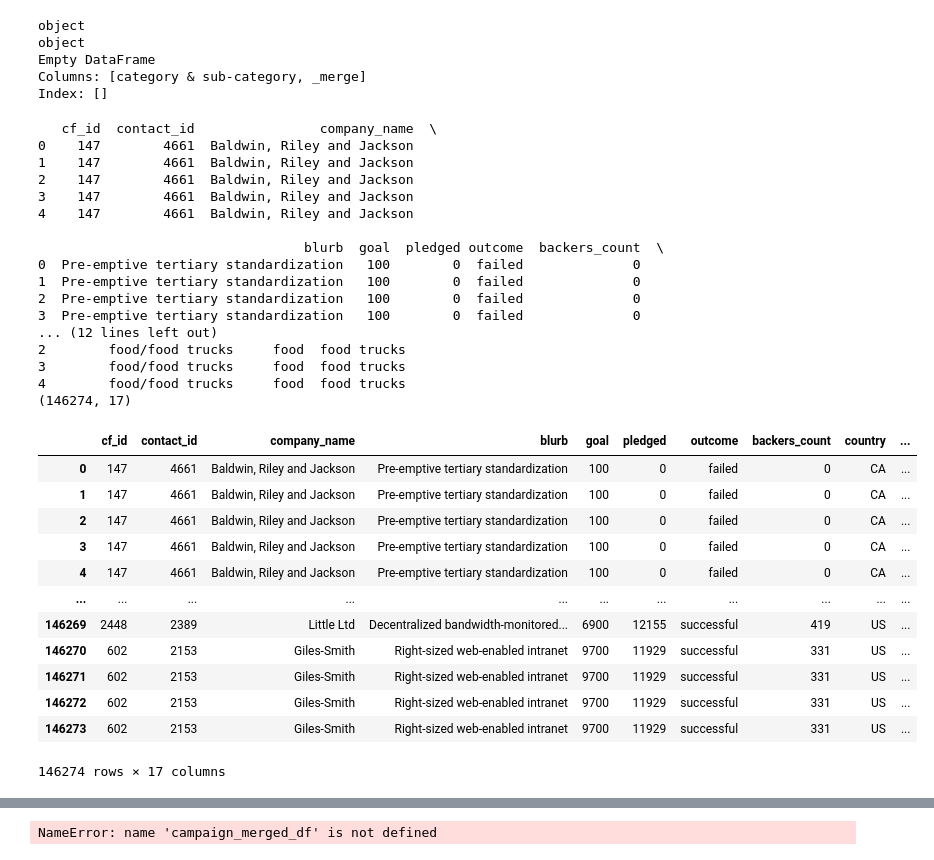
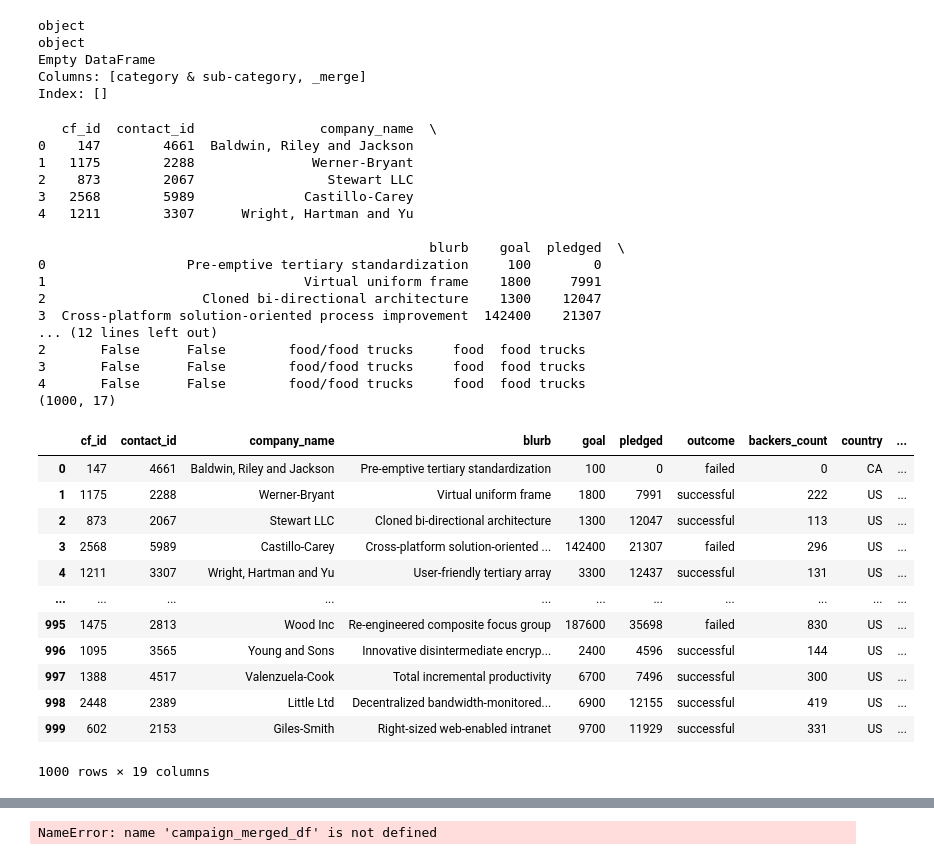
Before and after one commit to Santicorts/Crowdfunding_ETL, a Jupyter notebook: ETL_Mini_Project_SCortes_MGomez.ipynb, the cells around one changed output, grey strips where cells are left out. Cells and saved outputs as stored; diff of their text form; code cells hidden in the pictures.

```diff
--- a/ETL_Mini_Project_SCortes_MGomez.ipynb
+++ b/ETL_Mini_Project_SCortes_MGomez.ipynb
@@ -186,5 +186,6 @@ campaign_df
 
 # Create the new column by combining 'category' and 'sub-category' with a '/'
 cat_and_subcat_df['category & sub-category'] = cat_and_subcat_df.apply(lambda row: f"{row['category']}/{row['sub-category']}", axis=1)
+cat_and_subcat_df = cat_and_subcat_df.drop_duplicates(subset=['category & sub-category'])
 cat_and_subcat_df
 # %% [output]
@@ -229,44 +239,44 @@ print(campaign_complete_df.shape)
 # %% [output]
    cf_id  contact_id                company_name  \
 0    147        4661  Baldwin, Riley and Jackson
-1    147        4661  Baldwin, Riley and Jackson
-2    147        4661  Baldwin, Riley and Jackson
-3    147        4661  Baldwin, Riley and Jackson
-4    147        4661  Baldwin, Riley and Jackson
+1   1175        2288               Werner-Bryant
+2    873        2067                 Stewart LLC
+3   2568        5989              Castillo-Carey
+4   1211        3307      Wright, Hartman and Yu
 
-                                  blurb  goal  pledged outcome  backers_count  \
-0  Pre-emptive tertiary standardization   100        0  failed              0
-1  Pre-emptive tertiary standardization   100        0  failed              0
-2  Pre-emptive tertiary standardization   100        0  failed              0
-3  Pre-emptive tertiary standardization   100        0  failed              0
+                                                  blurb    goal  pledged  \
+0                  Pre-emptive tertiary standardization     100        0
+1                                 Virtual uniform frame    1800     7991
+2                    Cloned bi-directional architecture    1300    12047
+3  Cross-platform solution-oriented process improvement  142400    21307
 ... (12 lines left out)
-2        food/food trucks     food  food trucks
-3        food/food trucks     food  food trucks
-4        food/food trucks     food  food trucks
-(146274, 17)
+2       False      False        food/food trucks     food  food trucks
+3       False      False        food/food trucks     food  food trucks
+4       False      False        food/food trucks     food  food trucks
+(1000, 17)
 # %%
 campaign_complete_df = campaign_df.merge(cat_and_subcat_df, on='category & sub-category', how='inner')
 
 # Merge the dataframes
-#campaign_complete_df = campaign_complete_df.merge(unique_sub_category_df, on='sub-category', how='left')
-#campaign_complete_df = campaign_complete_df.merge(unique_category_df, on='category', how='left')
+campaign_complete_df = campaign_complete_df.merge(unique_sub_category_df, on='sub-category', how='left')
+campaign_complete_df = campaign_complete_df.merge(unique_category_df, on='category', how='left')
 
 # Check the result
 campaign_complete_df
 # %% [output]
 |  | cf_id | contact_id | company_name | blurb | goal | pledged | outcome | backers_count | country | ... |
 | 0 | 147 | 4661 | Baldwin, Riley and Jackson | Pre-emptive tertiary standardization | 100 | 0 | failed | 0 | CA | ... |
-| 1 | 147 | 4661 | Baldwin, Riley and Jackson | Pre-emptive tertiary standardization | 100 | 0 | failed | 0 | CA | ... |
-| 2 | 147 | 4661 | Baldwin, Riley and Jackson | Pre-emptive tertiary standardization | 100 | 0 | failed | 0 | CA | ... |
-| 3 | 147 | 4661 | Baldwin, Riley and Jackson | Pre-emptive tertiary standardization | 100 | 0 | failed | 0 | CA | ... |
-| 4 | 147 | 4661 | Baldwin, Riley and Jackson | Pre-emptive tertiary standardization | 100 | 0 | failed | 0 | CA | ... |
+| 1 | 1175 | 2288 | Werner-Bryant | Virtual uniform frame | 1800 | 7991 | successful | 222 | US | ... |
+| 2 | 873 | 2067 | Stewart LLC | Cloned bi-directional architecture | 1300 | 12047 | successful | 113 | US | ... |
+| 3 | 2568 | 5989 | Castillo-Carey | Cross-platform solution-oriented ... | 142400 | 21307 | failed | 296 | US | ... |
+| 4 | 1211 | 3307 | Wright, Hartman and Yu | User-friendly tertiary array | 3300 | 12437 | successful | 131 | US | ... |
 | ... | ... | ... | ... | ... | ... | ... | ... | ... | ... | ... |
-| 146269 | 2448 | 2389 | Little Ltd | Decentralized bandwidth-monitored... | 6900 | 12155 | successful | 419 | US | ... |
-| 146270 | 602 | 2153 | Giles-Smith | Right-sized web-enabled intranet | 9700 | 11929 | successful | 331 | US | ... |
-| 146271 | 602 | 2153 | Giles-Smith | Right-sized web-enabled intranet | 9700 | 11929 | successful | 331 | US | ... |
-| 146272 | 602 | 2153 | Giles-Smith | Right-sized web-enabled intranet | 9700 | 11929 | successful | 331 | US | ... |
-| 146273 | 602 | 2153 | Giles-Smith | Right-sized web-enabled intranet | 9700 | 11929 | successful | 331 | US | ... |
+| 995 | 1475 | 2813 | Wood Inc | Re-engineered composite focus group | 187600 | 35698 | failed | 830 | US | ... |
+| 996 | 1095 | 3565 | Young and Sons | Innovative disintermediate encryp... | 2400 | 4596 | successful | 144 | US | ... |
+| 997 | 1388 | 4517 | Valenzuela-Cook | Total incremental productivity | 6700 | 7496 | successful | 300 | US | ... |
+| 998 | 2448 | 2389 | Little Ltd | Decentralized bandwidth-monitored... | 6900 | 12155 | successful | 419 | US | ... |
+| 999 | 602 | 2153 | Giles-Smith | Right-sized web-enabled intranet | 9700 | 11929 | successful | 331 | US | ... |
-146274 rows × 17 columns
+1000 rows × 19 columns
 # %%
 campaign_complete_df= campaign_complete_df.drop(columns = ['category & sub-category','category','sub-category','staff_pick','spotlight'])
 campaign_complete_df
```
Also changed, not shown: parts of 5 cells of this notebook, 1 other file.
